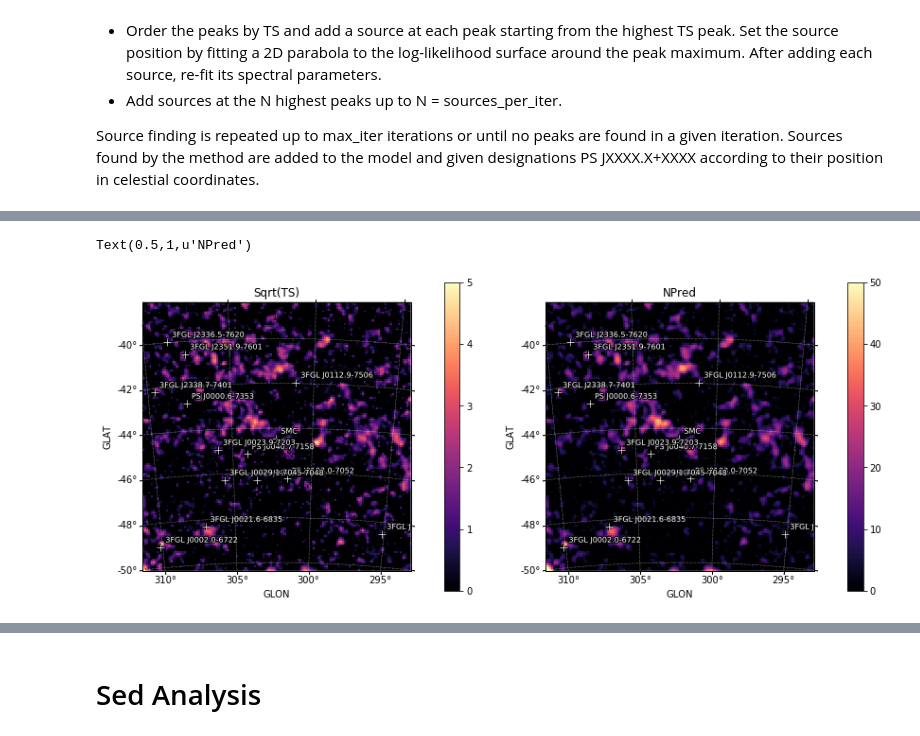
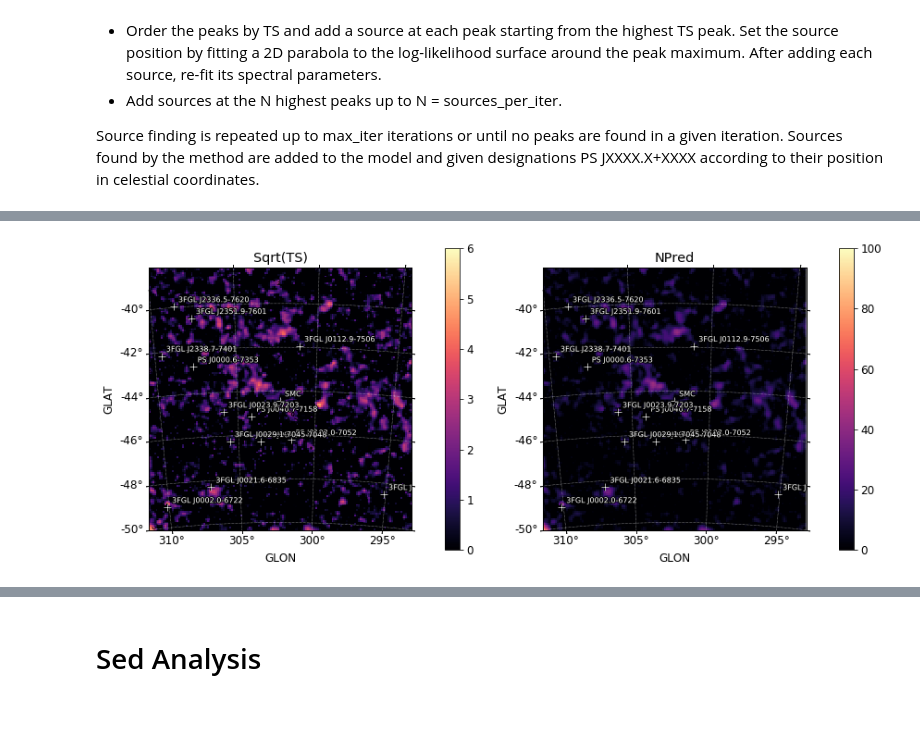
Before and after one commit to fermiPy/fermipy-extra, a Jupyter notebook: notebooks/SMC.ipynb, the cells around one changed output, grey strips where cells are left out. Drawn from its saved outputs; the diff is of its cells as text; code cells hidden in the pictures.

```diff
--- a/notebooks/SMC.ipynb
+++ b/notebooks/SMC.ipynb
@@ -467,3 +469,6 @@ print gta.roi.sources[0]['param_errors']
             nan            nan]
 # %% [markdown]
 The optimize method performs an automatic optimization of the ROI by fitting all sources with an iterative strategy. It is generally good practice to run this method once at the start of your analysis to ensure that all parameters are close to their global likelihood maxima.
+# %%
+gta.load_roi('initial')
+gta.print_model()
@@ -469,0 +494,3 @@ The optimize method performs an automatic optimization of the ROI by fitting all
+# %%
+gta.load_roi('SMC_firstfit')
+gta.print_model()
@@ -681,9 +734,7 @@ PS J0000.6-7353        4.263   2.136  8.28e-07   2.17     53.69        74.6
 # %%
-tsmap_postfit = gta.tsmap(prefix='TSmap_relext_TS25',make_plots=True,write_fits=True,write_npy=True)
-%matplotlib inline
 fig = plt.figure(figsize=(14,6))
-ROIPlotter(tsmap_postfit['sqrt_ts'],roi=gta.roi).plot(levels=[0,3,5,7],vmin=0,vmax=5,subplot=121,cmap='magma')
+ROIPlotter(tsmap_postfit['sqrt_ts'],roi=gta.roi).plot(levels=[0,3,5,7],vmin=0,vmax=6,subplot=121,cmap='magma')
 plt.gca().set_title('Sqrt(TS)')
-ROIPlotter(tsmap_postfit['npred'],roi=gta.roi).plot(vmin=0,vmax=50,subplot=122,cmap='magma')
+ROIPlotter(tsmap_postfit['npred'],roi=gta.roi).plot(vmin=0,vmax=100,subplot=122,cmap='magma')
 plt.gca().set_title('NPred')
 # %% [output]
@@ -694,2 +742 @@ plt.gca().set_title('NPred')
-Text(0.5,1,u'NPred')
-[figure, old version]
+[figure, new version]
```
Also changed, not shown: parts of 27 cells of this notebook.
